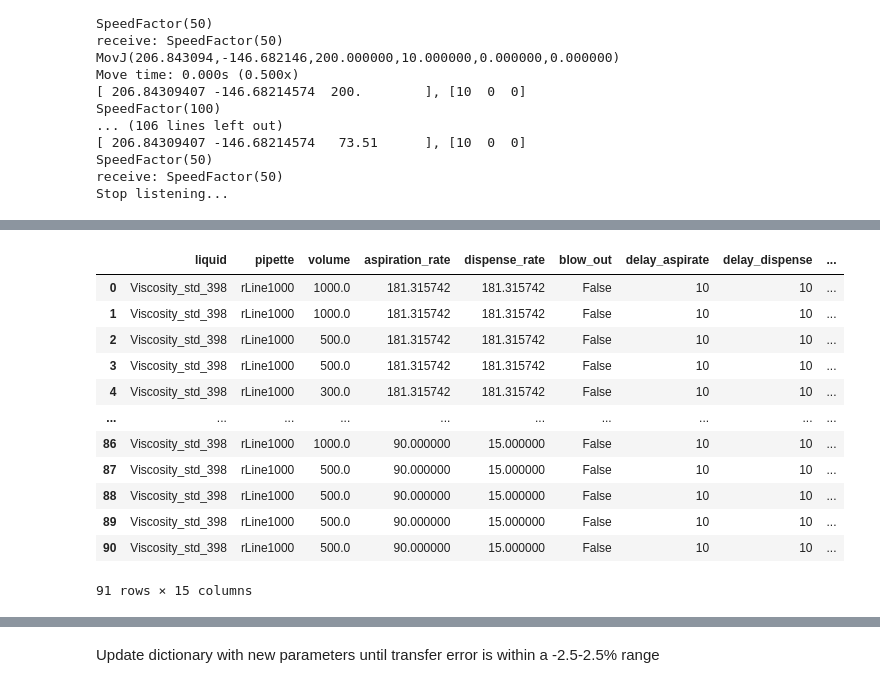
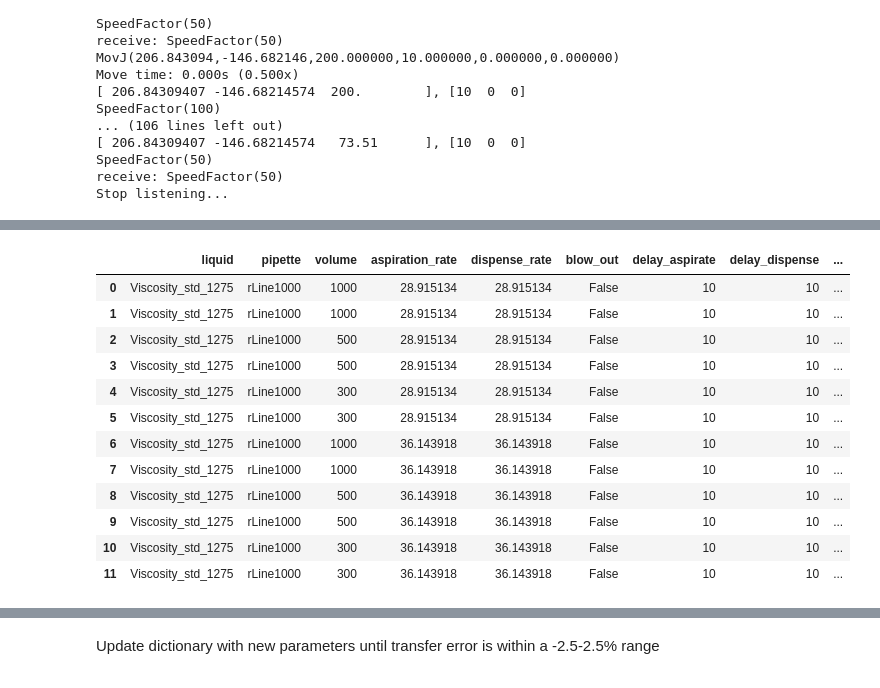
Before and after one commit to Quijanove/viscosity_liquid_transfer_Pablo, a Jupyter notebook: Sartorious_experiments/Code/Test_liquid_transfer_sartorious.ipynb, the cells around one changed output, grey strips where cells are left out. Saved outputs shown, nothing was run; the diff lists cells and outputs as text; code cells hidden in the pictures.

```diff
--- a/Sartorious_experiments/Code/Test_liquid_transfer_sartorious.ipynb
+++ b/Sartorious_experiments/Code/Test_liquid_transfer_sartorious.ipynb
@@ -217,8 +236,8 @@ The following cells contain the code required to implemenet the gravimetric anal
 Define liquid to be handeled and input initial aspiration and dispense rates
 # %%
 #Load dataframe
-liquid_name = "Viscosity_std_398"
-density = 0.8672
+liquid_name = "Viscosity_std_1275"
+density = 0.8736
 pipette_name = 'rLine1000'
 # %% [markdown]
 First initialize or load a previous dataframe to record transfer parameters. Use only one of the next to cells.
@@ -233,11 +252,11 @@ df = pd.read_csv(liquid_name+'.csv')
 liquids_dict = {
   liquid_name :{
         "rLine1000": {
-            "aspiration_rate": flow_rate_aspirate,
-            "dispense_rate": flow_rate_aspirate,
+            "aspiration_rate": 1.25 * flow_rate_aspirate,
+            "dispense_rate": 1.25 * flow_rate_aspirate,
             "blow_out" : False,
-            "delay_aspirate" : 5,
-            "delay_dispense" : 5,
+            "delay_aspirate" : 10,
+            "delay_dispense" : 10,
             "delay_blow_out" : 0,
             },
     }
@@ -254,6 +289,6 @@ Model(name='BRL1000', capacity=1000, home_position=30, max_position=443, tip_eje
 # %%
 #Update target volume for transfer
-volume= 500
+volume= 300
 
 #Check if new tip is required
 pipette.mover.setSpeed(50)
@@ -352,20 +387,20 @@ liquid_level
 # %%
 #Observe error made
-df
+df.tail(20)
 # %% [output]
 |  | liquid | pipette | volume | aspiration_rate | dispense_rate | blow_out | delay_aspirate | delay_dispense | ... |
-| 0 | Viscosity_std_398 | rLine1000 | 1000.0 | 181.315742 | 181.315742 | False | 10 | 10 | ... |
-| 1 | Viscosity_std_398 | rLine1000 | 1000.0 | 181.315742 | 181.315742 | False | 10 | 10 | ... |
-| 2 | Viscosity_std_398 | rLine1000 | 500.0 | 181.315742 | 181.315742 | False | 10 | 10 | ... |
-| 3 | Viscosity_std_398 | rLine1000 | 500.0 | 181.315742 | 181.315742 | False | 10 | 10 | ... |
-| 4 | Viscosity_std_398 | rLine1000 | 300.0 | 181.315742 | 181.315742 | False | 10 | 10 | ... |
-| ... | ... | ... | ... | ... | ... | ... | ... | ... | ... |
-| 86 | Viscosity_std_398 | rLine1000 | 1000.0 | 90.000000 | 15.000000 | False | 10 | 10 | ... |
-| 87 | Viscosity_std_398 | rLine1000 | 500.0 | 90.000000 | 15.000000 | False | 10 | 10 | ... |
-| 88 | Viscosity_std_398 | rLine1000 | 500.0 | 90.000000 | 15.000000 | False | 10 | 10 | ... |
-| 89 | Viscosity_std_398 | rLine1000 | 500.0 | 90.000000 | 15.000000 | False | 10 | 10 | ... |
-| 90 | Viscosity_std_398 | rLine1000 | 500.0 | 90.000000 | 15.000000 | False | 10 | 10 | ... |
+| 0 | Viscosity_std_1275 | rLine1000 | 1000 | 28.915134 | 28.915134 | False | 10 | 10 | ... |
+| 1 | Viscosity_std_1275 | rLine1000 | 1000 | 28.915134 | 28.915134 | False | 10 | 10 | ... |
+| 2 | Viscosity_std_1275 | rLine1000 | 500 | 28.915134 | 28.915134 | False | 10 | 10 | ... |
+| 3 | Viscosity_std_1275 | rLine1000 | 500 | 28.915134 | 28.915134 | False | 10 | 10 | ... |
+| 4 | Viscosity_std_1275 | rLine1000 | 300 | 28.915134 | 28.915134 | False | 10 | 10 | ... |
+| 5 | Viscosity_std_1275 | rLine1000 | 300 | 28.915134 | 28.915134 | False | 10 | 10 | ... |
+| 6 | Viscosity_std_1275 | rLine1000 | 1000 | 36.143918 | 36.143918 | False | 10 | 10 | ... |
+| 7 | Viscosity_std_1275 | rLine1000 | 1000 | 36.143918 | 36.143918 | False | 10 | 10 | ... |
+| 8 | Viscosity_std_1275 | rLine1000 | 500 | 36.143918 | 36.143918 | False | 10 | 10 | ... |
+| 9 | Viscosity_std_1275 | rLine1000 | 500 | 36.143918 | 36.143918 | False | 10 | 10 | ... |
+| 10 | Viscosity_std_1275 | rLine1000 | 300 | 36.143918 | 36.143918 | False | 10 | 10 | ... |
+| 11 | Viscosity_std_1275 | rLine1000 | 300 | 36.143918 | 36.143918 | False | 10 | 10 | ... |
-91 rows × 15 columns
 # %%
 #Assign category of observation of transfer such as Incomplete Dispense, Incomplete Aspiration,
 #Incomplete Aspiration and Dispense, Complete Transfer.
```
Also changed, not shown: parts of 26 cells of this notebook, 2 other files.
